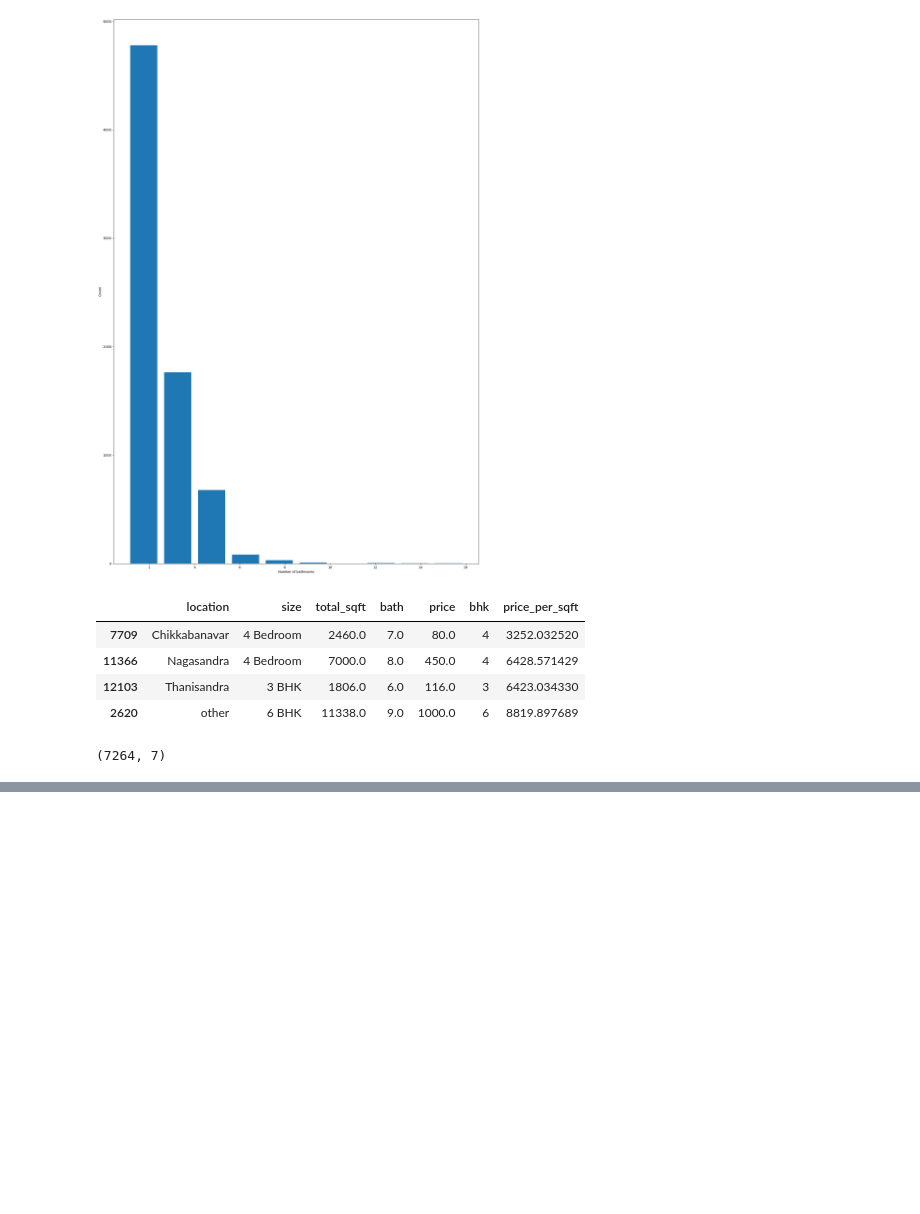
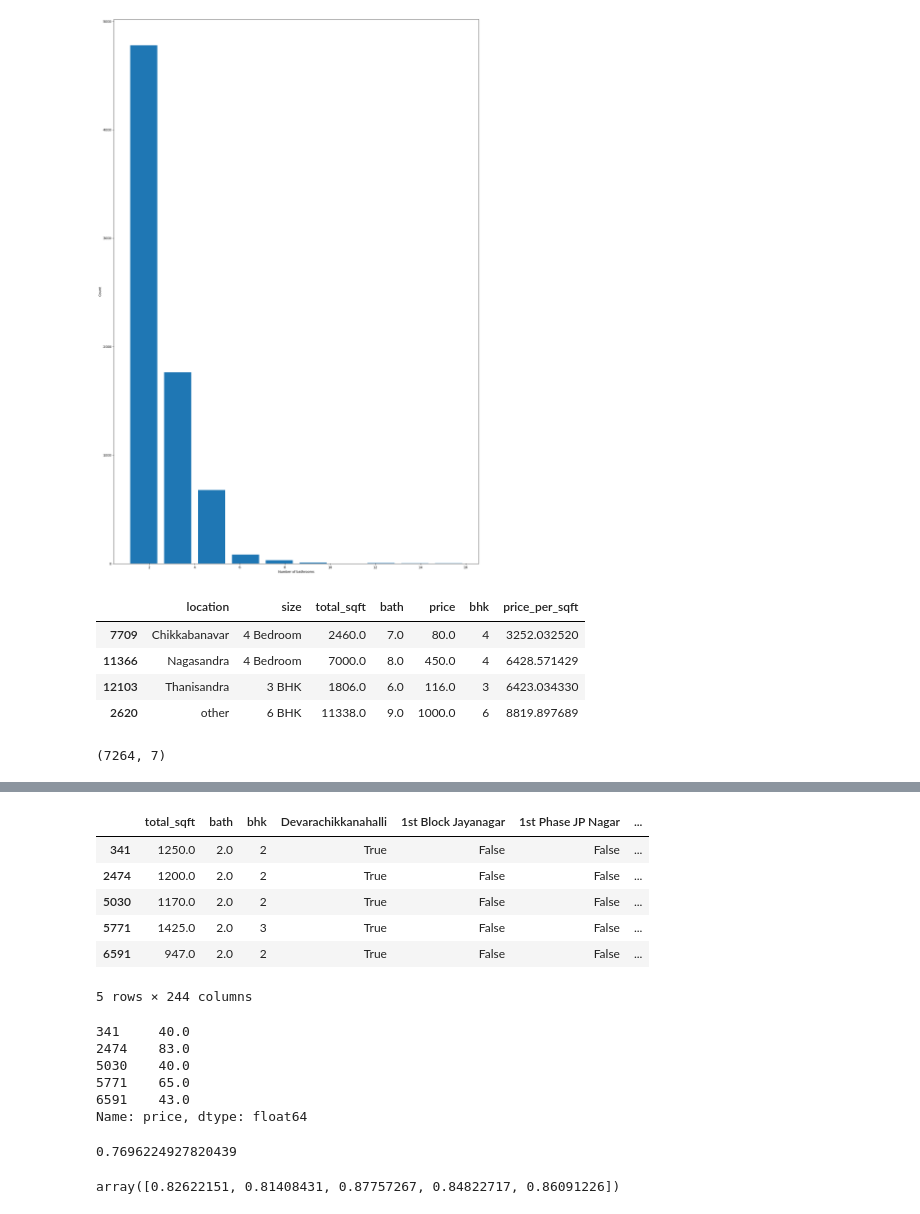
Before and after one commit to sriyanthas/RealStatePrice, a Jupyter notebook: Real State Price Prediction.ipynb, the cells around one changed output, grey strips where cells are left out. Cells and saved outputs as stored; diff of their text form; code cells hidden in the pictures; blank space fills up the shorter version.

Commit message:
model
finish up to model

```diff
--- a/Real State Price Prediction.ipynb
+++ b/Real State Price Prediction.ipynb
@@ -437,0 +505,21 @@ df9.shape
+# %%
+X = df12.drop('price', axis='columns')
+X.head()
+# %% [output]
+|  | total_sqft | bath | bhk | Devarachikkanahalli | 1st Block Jayanagar | 1st Phase JP Nagar | ... |
+| 341 | 1250.0 | 2.0 | 2 | True | False | False | ... |
+| 2474 | 1200.0 | 2.0 | 2 | True | False | False | ... |
+| 5030 | 1170.0 | 2.0 | 2 | True | False | False | ... |
+| 5771 | 1425.0 | 2.0 | 3 | True | False | False | ... |
+| 6591 | 947.0 | 2.0 | 2 | True | False | False | ... |
+5 rows × 244 columns
+# %%
+y = df12.price
+y.head()
+# %% [output]
+341     40.0
+2474    83.0
+5030    40.0
+5771    65.0
+6591    43.0
+Name: price, dtype: float64
@@ -437,0 +529,15 @@ df9.shape
+# %%
+from sklearn.linear_model import LinearRegression
+lr_clf = LinearRegression()
+lr_clf.fit(X_train,y_train)
+lr_clf.score(X_test, y_test)
+# %% [output]
+0.7696224927820439
+# %%
+from sklearn.model_selection import ShuffleSplit
+from sklearn.model_selection import cross_val_score
+
+cv = ShuffleSplit(n_splits=5, test_size=0.2, random_state= 0)
+cross_val_score (LinearRegression(),X,y, cv=cv)
+# %% [output]
+array([0.82622151, 0.81408431, 0.87757267, 0.84822717, 0.86091226])
```
Also changed, not shown: parts of 20 cells of this notebook.
